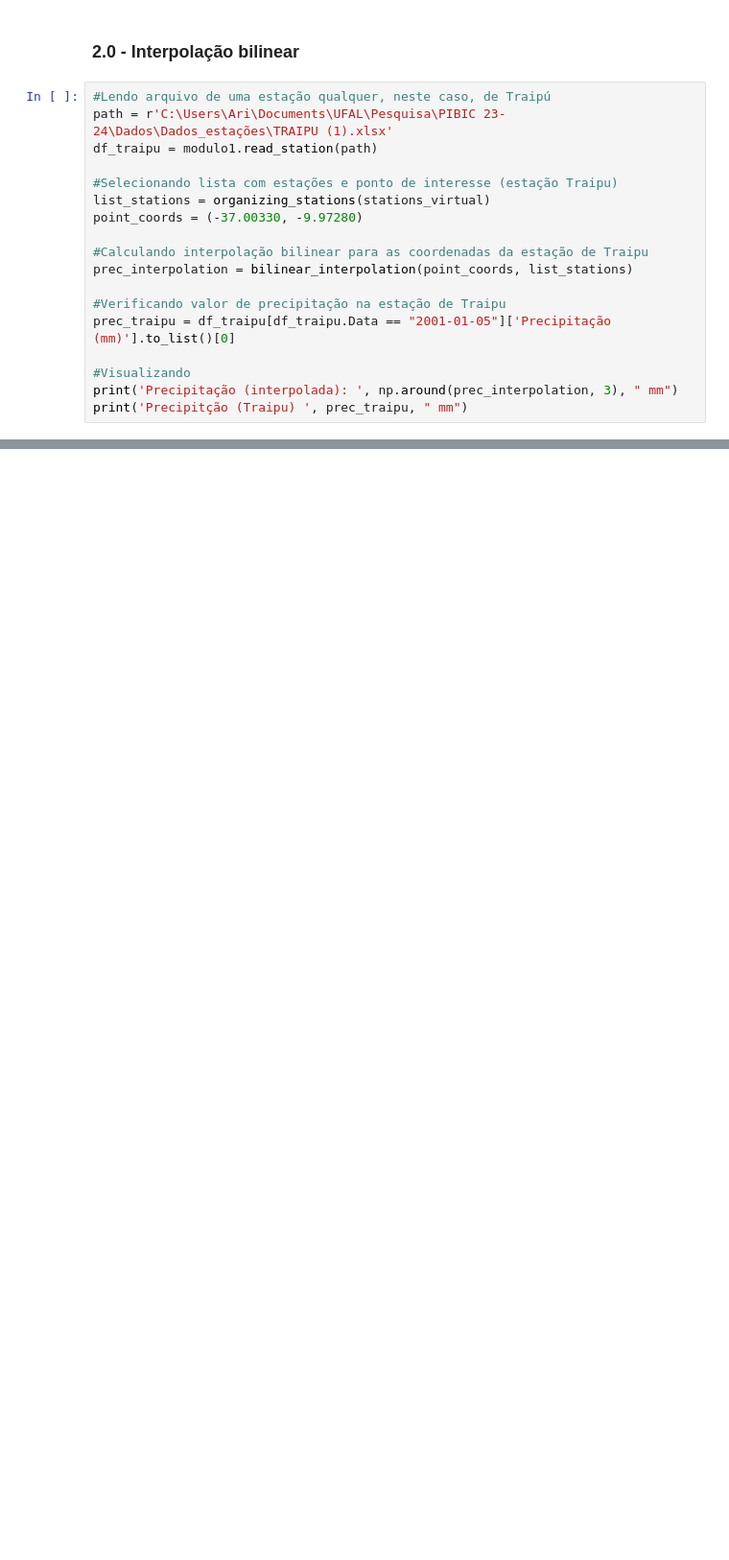
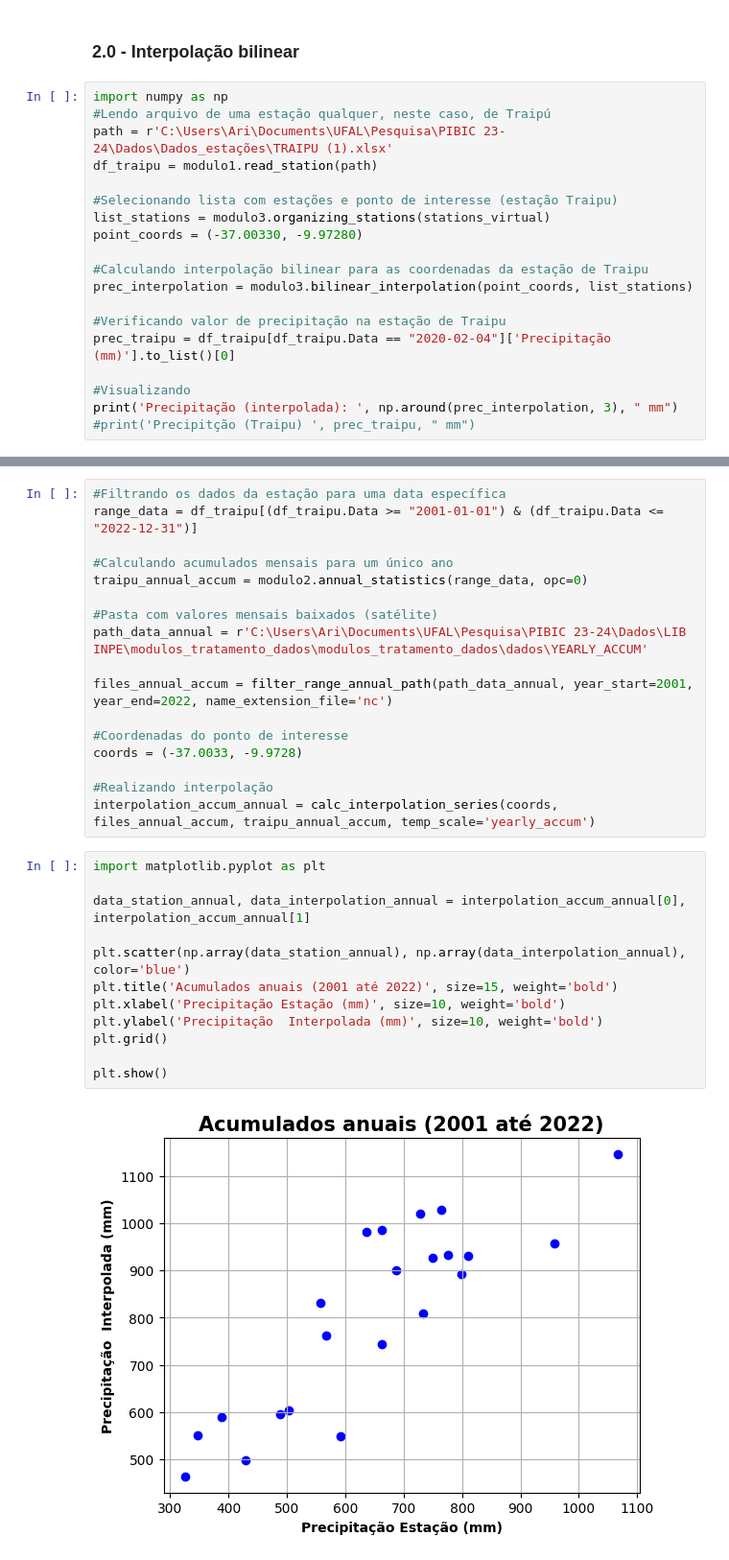
Before and after one commit to flow-ufal/gpm_precipitation_tools, a Jupyter notebook: modulos_tratamento_dados/exemplos/exemplo-modulo3.ipynb, the cells around one changed output, grey strips where cells are left out. Shown at 96% size. Drawn from its saved outputs; the diff is of its cells as text; blank space fills up the shorter version.

```diff
--- a/modulos_tratamento_dados/exemplos/exemplo-modulo3.ipynb
+++ b/modulos_tratamento_dados/exemplos/exemplo-modulo3.ipynb
@@ -42,21 +39,22 @@ map_stations(semiarido_union, station_real, stations_virtual, df_prec, 'Semiári
 # %% [markdown]
 ### 2.0 - Interpolação bilinear
 # %%
+import numpy as np
 #Lendo arquivo de uma estação qualquer, neste caso, de Traipú
 path = r'C:\Users\Ari\Documents\UFAL\Pesquisa\PIBIC 23-24\Dados\Dados_estações\TRAIPU (1).xlsx'
 df_traipu = modulo1.read_station(path)
 
 #Selecionando lista com estações e ponto de interesse (estação Traipu)
-list_stations = organizing_stations(stations_virtual)
+list_stations = modulo3.organizing_stations(stations_virtual)
 point_coords = (-37.00330, -9.97280)
 
 #Calculando interpolação bilinear para as coordenadas da estação de Traipu
-prec_interpolation = bilinear_interpolation(point_coords, list_stations)
+prec_interpolation = modulo3.bilinear_interpolation(point_coords, list_stations)
 
 #Verificando valor de precipitação na estação de Traipu
-prec_traipu = df_traipu[df_traipu.Data == "2001-01-05"]['Precipitação (mm)'].to_list()[0]
+prec_traipu = df_traipu[df_traipu.Data == "2020-02-04"]['Precipitação (mm)'].to_list()[0]
 
 #Visualizando
 print('Precipitação (interpolada): ', np.around(prec_interpolation, 3), " mm")
-print('Precipitção (Traipu) ', prec_traipu, " mm")
+#print('Precipitção (Traipu) ', prec_traipu, " mm")
 # %% [output]
@@ -64,0 +426,31 @@ Precipitção (Traipu)  6.0  mm
+# %%
+#Filtrando os dados da estação para uma data específica
+range_data = df_traipu[(df_traipu.Data >= "2001-01-01") & (df_traipu.Data <= "2022-12-31")]
+
+#Calculando acumulados mensais para um único ano
+traipu_annual_accum = modulo2.annual_statistics(range_data, opc=0)
+
+#Pasta com valores mensais baixados (satélite)
+path_data_annual = r'C:\Users\Ari\Documents\UFAL\Pesquisa\PIBIC 23-24\Dados\LIB INPE\modulos_tratamento_dados\modulos_tratamento_dados\dados\YEARLY_ACCUM'
+
+files_annual_accum = filter_range_annual_path(path_data_annual, year_start=2001, year_end=2022, name_extension_file='nc')
+
+#Coordenadas do ponto de interesse
+coords = (-37.0033, -9.9728)
+
+#Realizando interpolação
+interpolation_accum_annual = calc_interpolation_series(coords, files_annual_accum, traipu_annual_accum, temp_scale='yearly_accum')
+# %%
+import matplotlib.pyplot as plt
+
+data_station_annual, data_interpolation_annual = interpolation_accum_annual[0], interpolation_accum_annual[1]
+
+plt.scatter(np.array(data_station_annual), np.array(data_interpolation_annual), color='blue')
+plt.title('Acumulados anuais (2001 até 2022)', size=15, weight='bold')
+plt.xlabel('Precipitação Estação (mm)', size=10, weight='bold')
+plt.ylabel('Precipitação  Interpolada (mm)', size=10, weight='bold')
+plt.grid()
+
+plt.show()
+# %% [output]
+[figure, added]
```
Also changed, not shown: parts of 54 cells of this notebook, 11 other files.
